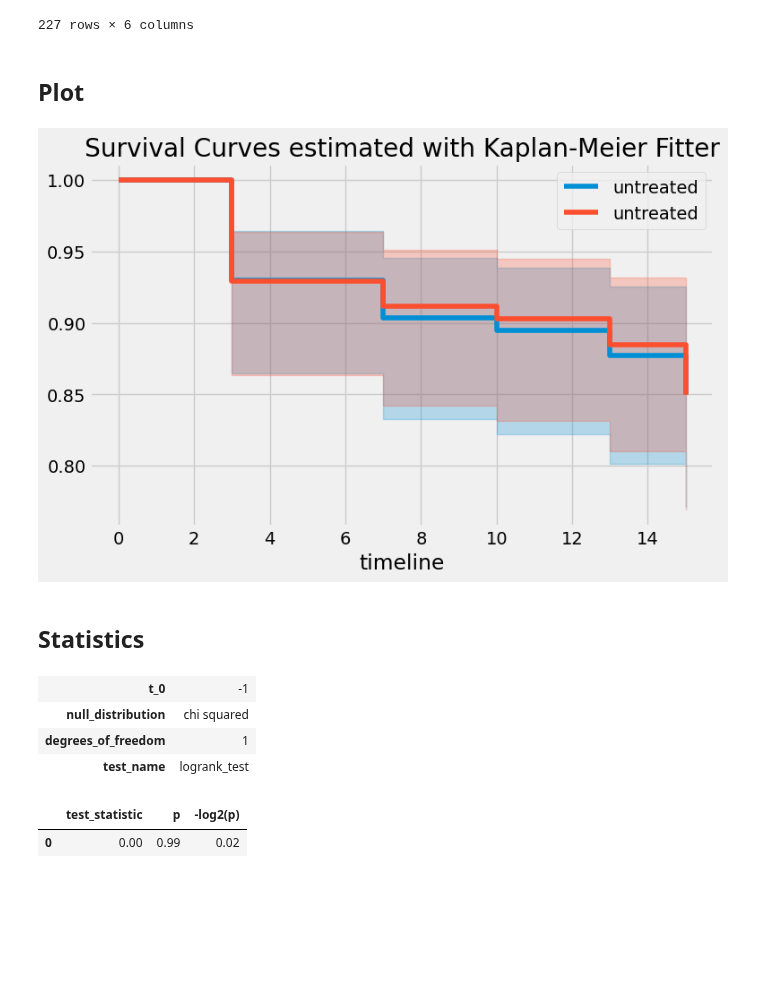
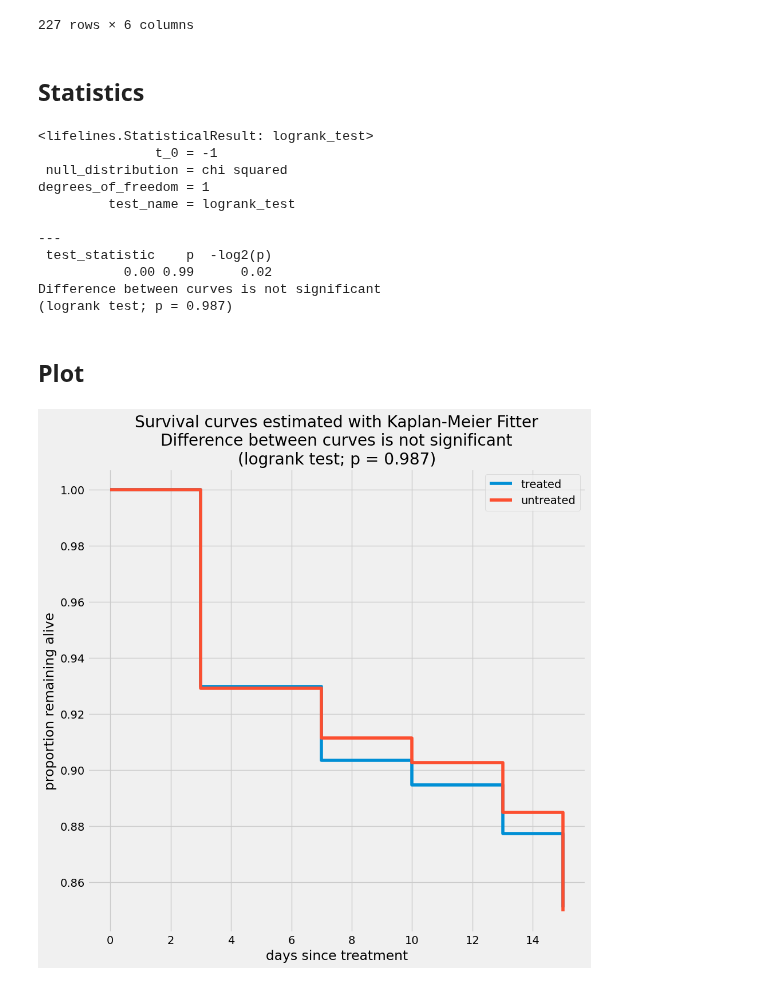
Before and after one commit to aubreymoore/palau-guts-experiment, a Jupyter notebook: newt.ipynb, the cells around one changed output. Cells and saved outputs as stored; diff of their text form; code cells hidden in the pictures; blank space fills up the shorter version.

Commit message:
fixed plot

```diff
--- a/newt.ipynb
+++ b/newt.ipynb
@@ -112,41 +112,56 @@ df
 | 225 | 226 | F | V | NaT | 15.0 | False |
 | 226 | 227 | F | V | NaT | 15.0 | False |
 227 rows × 6 columns
-# %% [markdown]
-## Plot
-# %%
-treated = df.treatment == 'V'
-untreated = df.treatment == 'C'
-
-ax = plt.subplot()
-kmf = lifelines.KaplanMeierFitter()
-
-kmf.fit(durations=df[treated]['days_post_treatment'],
-        event_observed=df[treated]['dead'],
-        label='untreated')
-kmf.plot_survival_function(figsize=(8,5), ax=ax)
-
-kmf.fit(durations=df[untreated]['days_post_treatment'],
-        event_observed=df[untreated]['dead'],
-        label='untreated')
-kmf.plot_survival_function(figsize=(8,5), ax=ax)
-
-plt.title('Survival Curves estimated with Kaplan-Meier Fitter')
-plt.show();
-# %% [output]
-[figure, old version]
 # %% [markdown]
 ## Statistics
 # %%
-lifelines.statistics.logrank_test(
+stats = lifelines.statistics.logrank_test(
     durations_A = df[treated]['days_post_treatment'],
     durations_B = df[untreated]['days_post_treatment'],
     event_observed_A = df[treated]['dead'],
     event_observed_B = df[untreated]['dead'])
+print(stats)
+
+if stats.p_value < 0.05:
+    stats_result = f'Difference between curves is significant (logrank test; p = {stats.p_value:.3f})'
+else:
+    stats_result = f'Difference between curves is not significant\n(logrank test; p = {stats.p_value:.3f})'
+print(stats_result)
 # %% [output]
-| t_0 | -1 |
-| null_distribution | chi squared |
-| degrees_of_freedom | 1 |
-| test_name | logrank_test |
-|  | test_statistic | p | -log2(p) |
-| 0 | 0.00 | 0.99 | 0.02 |
+<lifelines.StatisticalResult: logrank_test>
+               t_0 = -1
+ null_distribution = chi squared
+degrees_of_freedom = 1
+         test_name = logrank_test
+
+---
+ test_statistic    p  -log2(p)
+           0.00 0.99      0.02
+Difference between curves is not significant
+(logrank test; p = 0.987)
+# %% [markdown]
+## Plot
+# %%
+treated = df.treatment == 'V'
+untreated = df.treatment == 'C'
+
+ax = plt.subplot()
+kmf = lifelines.KaplanMeierFitter()
+
+kmf.fit(durations=df[treated]['days_post_treatment'],
+        event_observed=df[treated]['dead'],
+        label='treated')
+kmf.plot(figsize=(8,8), ax=ax, ci_show=False)
+
+kmf.fit(durations=df[untreated]['days_post_treatment'],
+        event_observed=df[untreated]['dead'],
+        label='untreated')
+kmf.plot(figsize=(10,10), ax=ax, ci_show=False)
+
+plt.title(f'Survival curves estimated with Kaplan-Meier Fitter\n{stats_result}')
+plt.xlabel('days since treatment')
+plt.ylabel('proportion remaining alive')
+plt.savefig('results.png')
+plt.show();
+# %% [output]
+[figure, new version]
```
Also changed, not shown: 1 other file.
